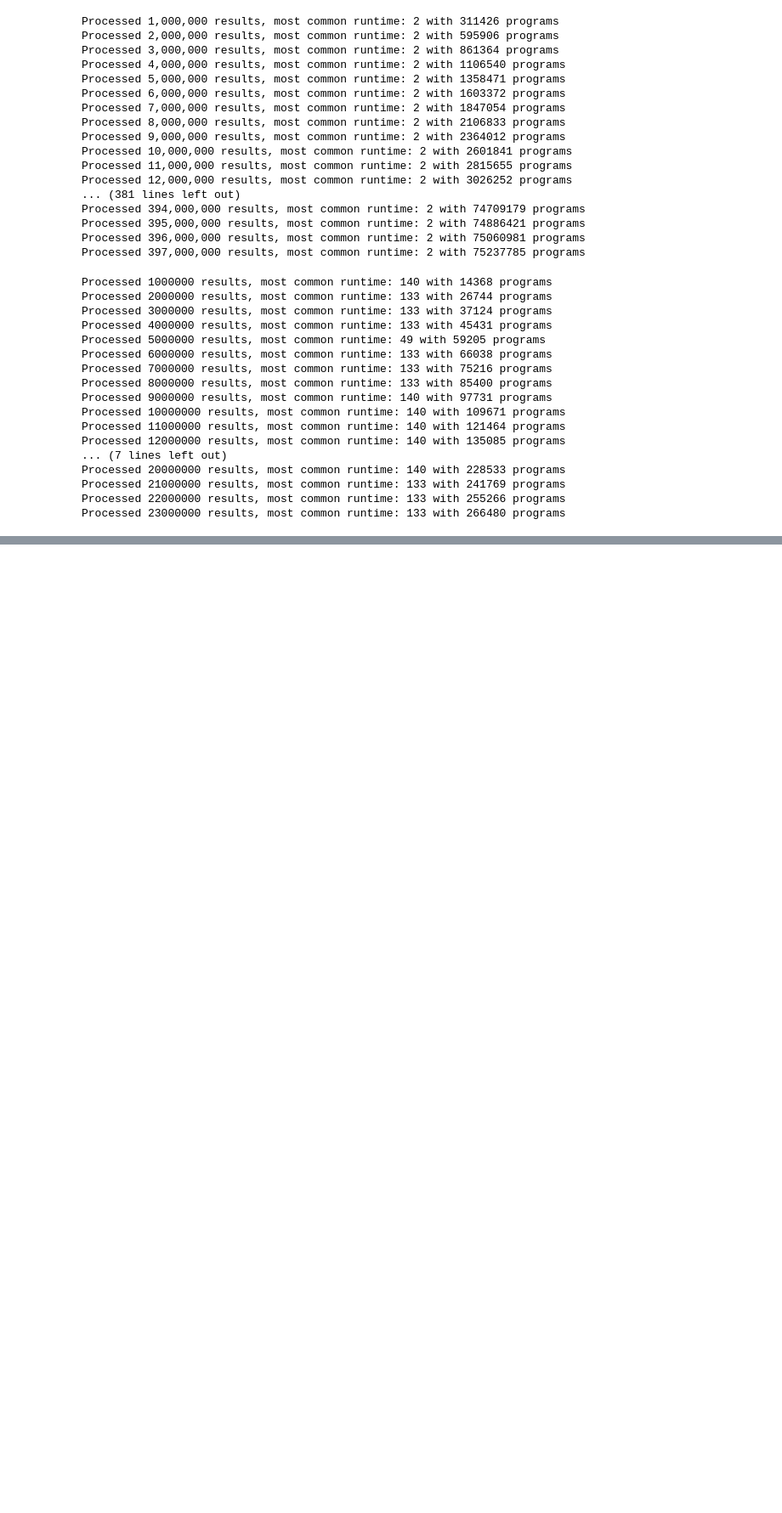
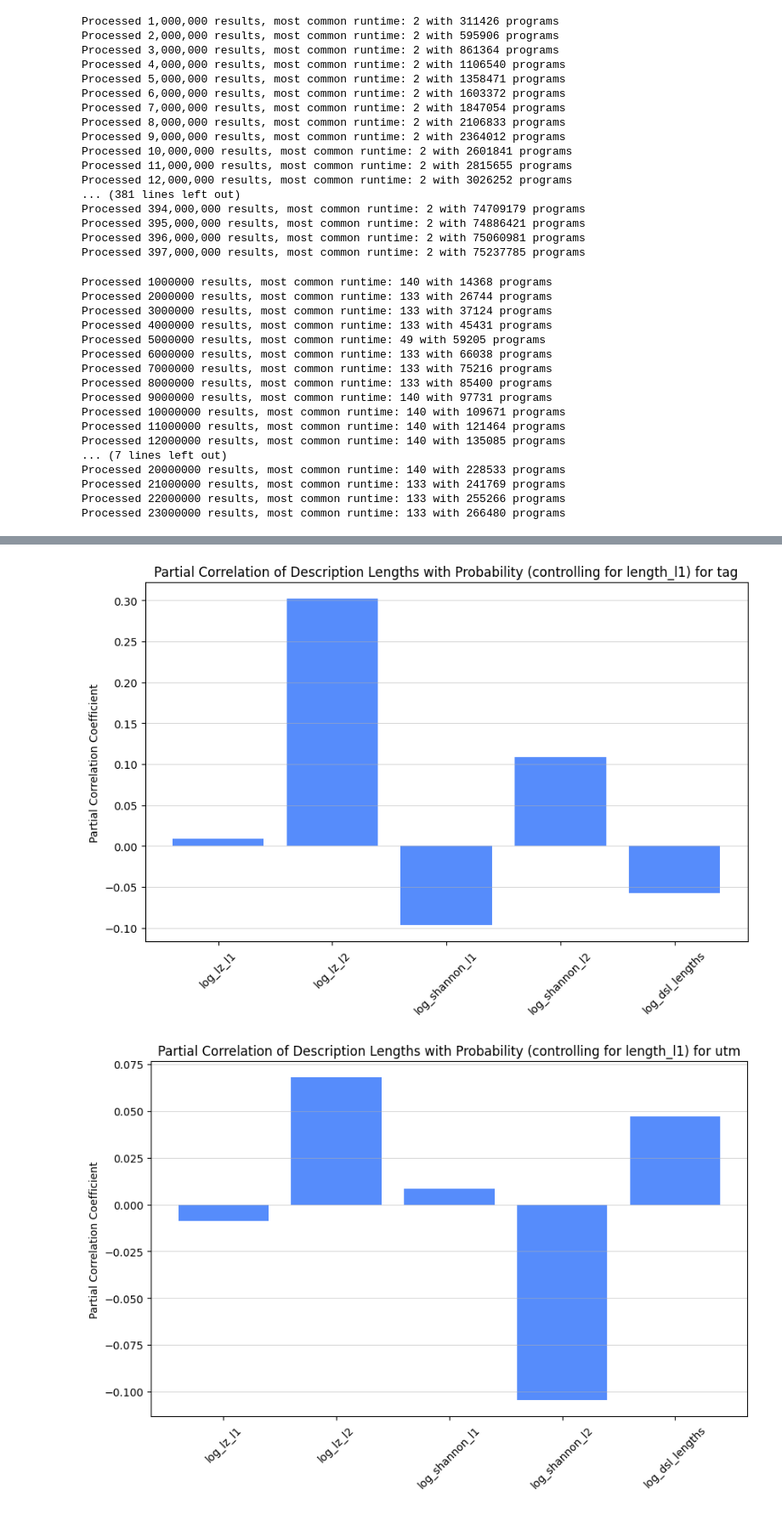
Before and after one commit to vincentherrmann/universal-computer-runtime-probabilities, a Jupyter notebook: Runtime_visualizations_combined.ipynb, the cells around one changed output, grey strips where cells are left out. Shown at 85% size. Saved outputs shown, nothing was run; the diff lists cells and outputs as text; code cells hidden in the pictures; blank space fills up the shorter version.

```diff
--- a/Runtime_visualizations_combined.ipynb
+++ b/Runtime_visualizations_combined.ipynb
@@ -221,0 +595,20 @@ plt.show()
+# %%
+# add the logarithms of the description lengths and runtimes to the dataframes
+for domain, df in domain_runtimes.items():
+    for desc_name in ["probability", "continuous_runtime", "lz_l1", "lz_l2", "shannon_l1", "shannon_l2", "length_l1", "length_l2", "dsl_lengths"]:
+        df[f"log_{desc_name}"] = np.log2(df[desc_name])
+# %%
+# for each domain, measure partial correlation between probability and description lengths, controlling for length_l1
+partial_correlation_results = {}
+for domain, df in domain_runtimes.items():
+    partial_corr_results = {}
+    for desc_name in ["log_lz_l1", "log_lz_l2", "log_shannon_l1", "log_shannon_l2", "log_dsl_lengths"]:
+        pcorr = partial_corr(data=df, x=desc_name, y="log_probability", covar="log_continuous_runtime", method="pearson")
+        partial_corr_results[desc_name] = pcorr
+    partial_correlation_results[domain] = partial_corr_results
+
+# print results for log_dsl_lengths
+for domain, pcorr_results in partial_correlation_results.items():
+    print(f"Partial correlation results for {domain}:")
+    print(pcorr_results['log_dsl_lengths'])
+    print()
@@ -221,0 +627,15 @@ plt.show()
+# %%
+# plot partial correlation results
+for domain, pcorr_results in partial_correlation_results.items():
+    plt.figure(figsize=(10, 6))
+    desc_names = list(pcorr_results.keys())
+    pcorr_values = [pcorr_results[desc_name]["r"].values[0] for desc_name in desc_names]
+    plt.bar(desc_names, pcorr_values)
+    plt.title(f"Partial Correlation of Description Lengths with Probability (controlling for length_l1) for {domain}")
+    plt.ylabel("Partial Correlation Coefficient")
+    plt.xticks(rotation=45)
+    plt.grid(axis='y', alpha=0.75)
+plt.show()
+# %% [output]
+[figure, added]
+[figure, added]
```
Also changed, not shown: parts of 44 cells of this notebook, 1 other file.
